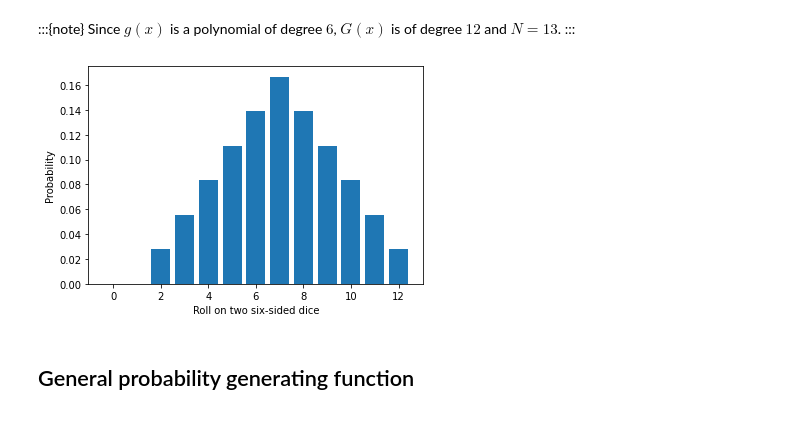
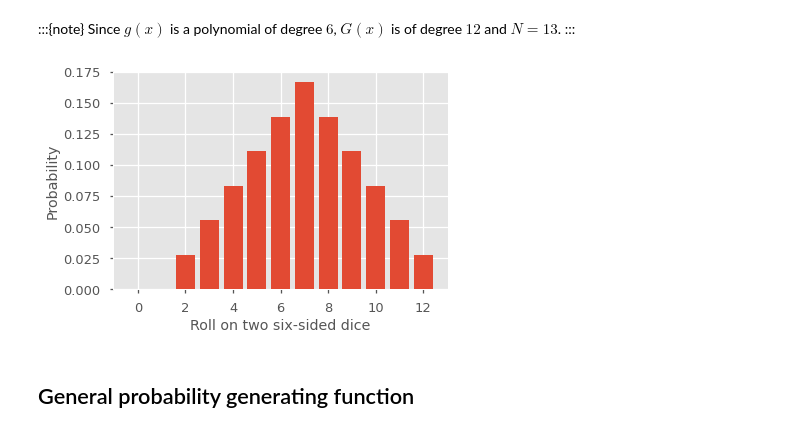
Before and after one commit to gstonge/pgfunk, a Jupyter notebook: _sources/chapters/numerical_inversion.ipynb, the cells around one changed output. Saved outputs shown, nothing was run; the diff lists cells and outputs as text; code cells hidden in the pictures.

```diff
--- a/_sources/chapters/numerical_inversion.ipynb
+++ b/_sources/chapters/numerical_inversion.ipynb
@@ -48,20 +48,21 @@ Since $g(x)$ is a polynomial of degree $6$, $G(x)$ is of degree $12$ and $N = 13
 # %%
 import numpy as np
 import matplotlib.pyplot as plt
+plt.style.use(['ggplot', 'seaborn-talk'])
 
 g = lambda x: np.sum([x**n/6 for n in range(1,7)])
 G = lambda x: g(x)**2
 G = np.vectorize(G)
 N = 13
 n = np.arange(N)
 c = np.exp(2*np.pi*1j*n/N)
 pn = abs(np.fft.fft(G(c))/N)
 plt.bar(n,pn)
 plt.ylabel('Probability')
 plt.xlabel('Roll on two six-sided dice')
 plt.show()
 # %% [output]
-[figure, old version]
+[figure, new version]
 # %% [markdown]
 ## General probability generating function
 # %% [markdown]
```
Also changed, not shown: parts of 3 cells of this notebook, 26 other files.
